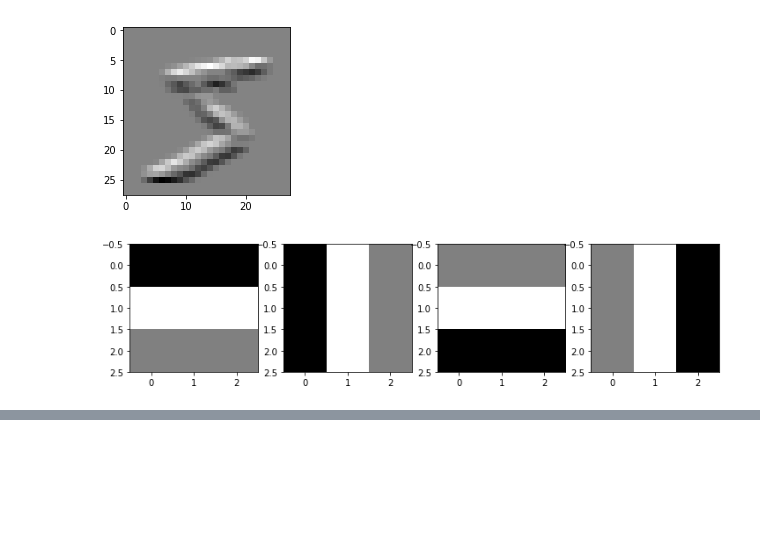
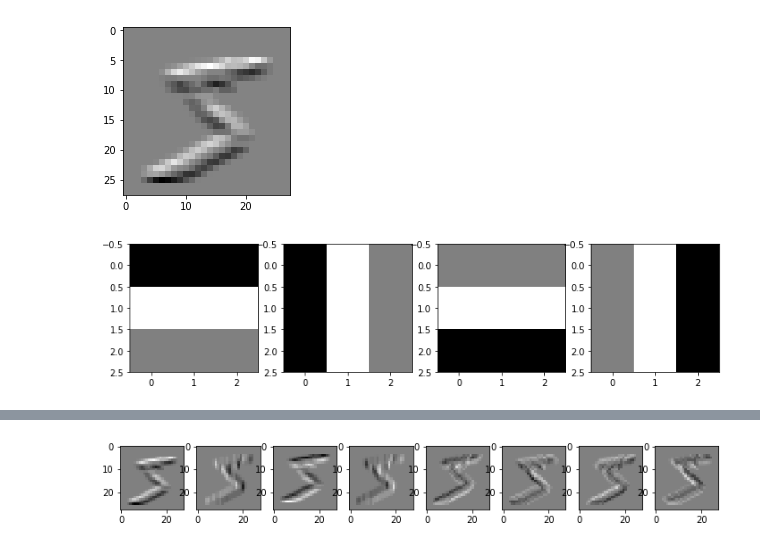
Before and after one commit to AbhimanyuAryan/LinearAlgebra, a Jupyter notebook: intro_cnn.ipynb, the cells around one changed output, grey strips where cells are left out. Drawn from its saved outputs; the diff is of its cells as text; code cells hidden in the pictures; blank space fills up the shorter version.

```diff
--- a/intro_cnn.ipynb
+++ b/intro_cnn.ipynb
@@ -190,0 +200,6 @@ plots(straights)
+# %%
+rots = straights + diags
+corrs = [correlate(images[0], rot) for rot in rots]
+plots(corrs)
+# %% [output]
+[figure, added]
```
Also changed, not shown: parts of 4 cells of this notebook.
